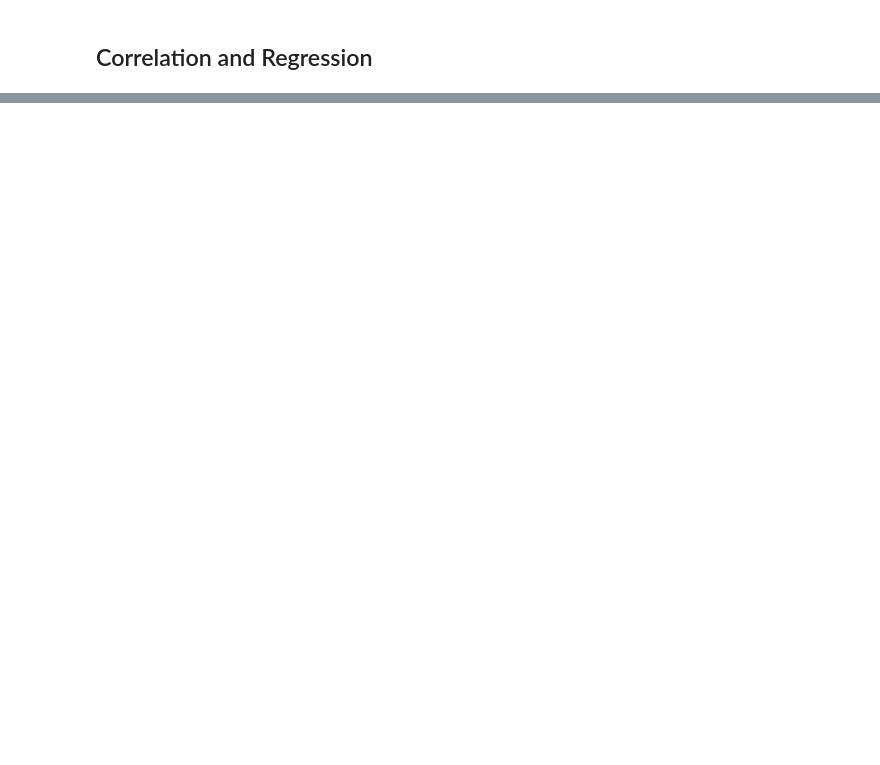
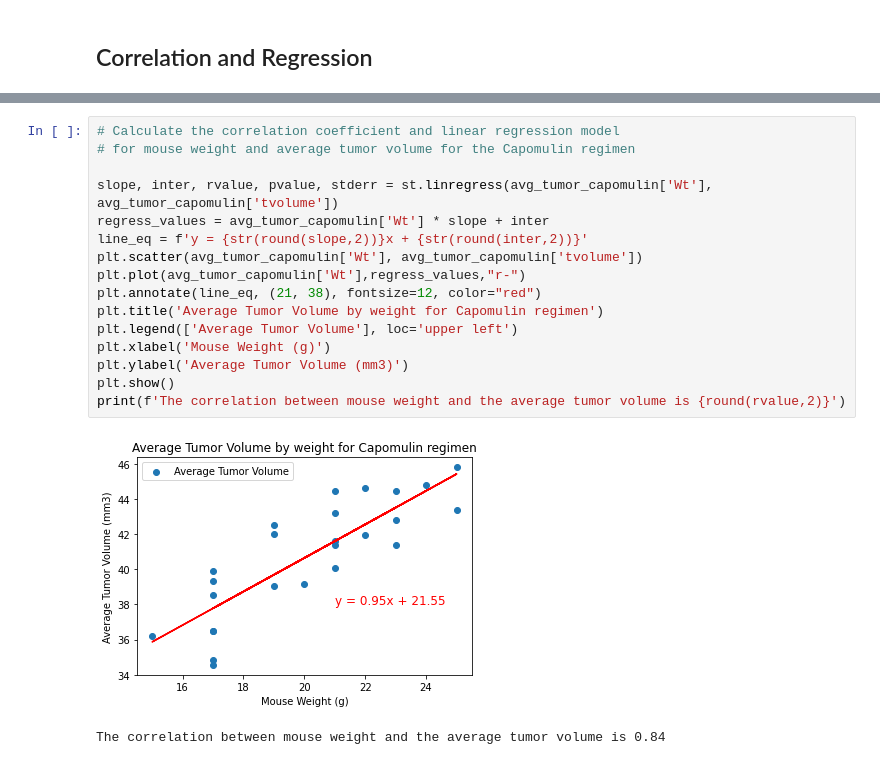
Before and after one commit to vgpass/matplotlib-challenge, a Jupyter notebook: Pymaceuticals/pymaceuticals_workingcopy.ipynb, the cells around one changed output, grey strips where cells are left out. Saved outputs shown, nothing was run; the diff lists cells and outputs as text; blank space fills up the shorter version.

```diff
--- a/Pymaceuticals/pymaceuticals_workingcopy.ipynb
+++ b/Pymaceuticals/pymaceuticals_workingcopy.ipynb
@@ -404,0 +402,19 @@ plt.show()
+# %%
+# Calculate the correlation coefficient and linear regression model
+# for mouse weight and average tumor volume for the Capomulin regimen
+
+slope, inter, rvalue, pvalue, stderr = st.linregress(avg_tumor_capomulin['Wt'], avg_tumor_capomulin['tvolume'])
+regress_values = avg_tumor_capomulin['Wt'] * slope + inter
+line_eq = f'y = {str(round(slope,2))}x + {str(round(inter,2))}'
+plt.scatter(avg_tumor_capomulin['Wt'], avg_tumor_capomulin['tvolume'])
+plt.plot(avg_tumor_capomulin['Wt'],regress_values,"r-")
+plt.annotate(line_eq, (21, 38), fontsize=12, color="red")
+plt.title('Average Tumor Volume by weight for Capomulin regimen')
+plt.legend(['Average Tumor Volume'], loc='upper left')
+plt.xlabel('Mouse Weight (g)')
+plt.ylabel('Average Tumor Volume (mm3)')
+plt.show()
+print(f'The correlation between mouse weight and the average tumor volume is {round(rvalue,2)}')
+# %% [output]
+[figure, added]
+The correlation between mouse weight and the average tumor volume is 0.84
```
Also changed, not shown: parts of 5 cells of this notebook.
